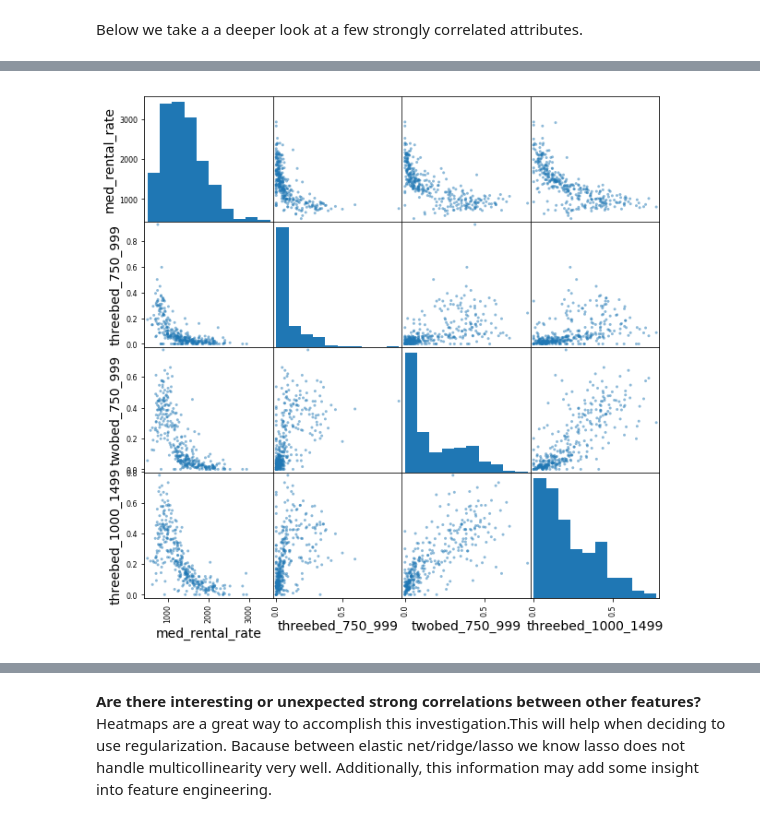
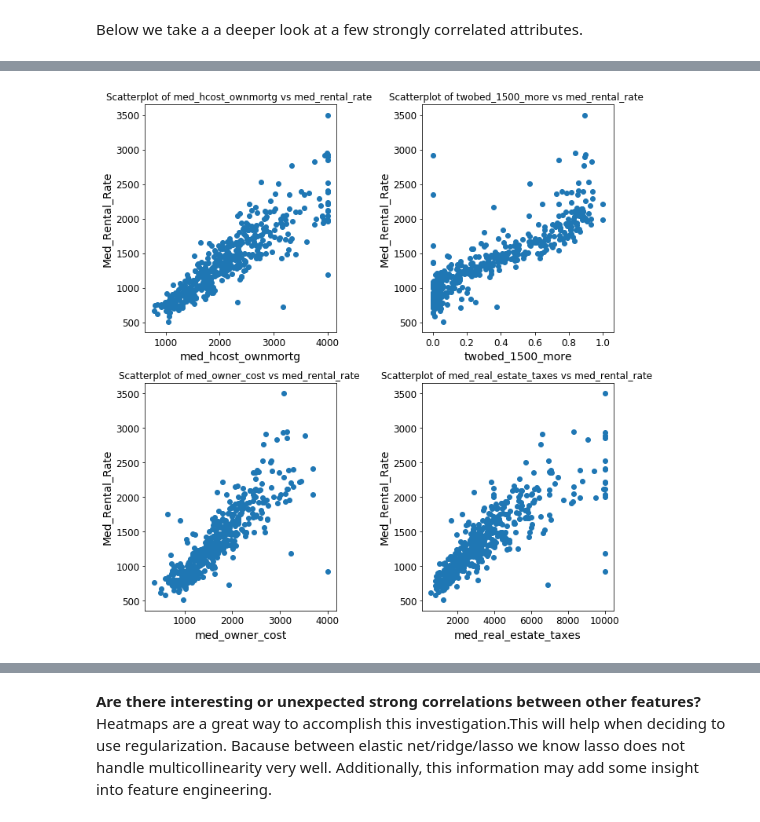
Before and after one commit to clazaro97chosen/California_Rental_Property_Project, a Jupyter notebook: California_Housing.ipynb, the cells around one changed output, grey strips where cells are left out. Cells and saved outputs as stored; diff of their text form; code cells hidden in the pictures.

```diff
--- a/California_Housing.ipynb
+++ b/California_Housing.ipynb
@@ -442,5 +429,11 @@ plt.show()
-# %%
-scatter_matrix(housing[corr_target.index[[0,35,36,37]] ] ,figsize = (10,10))
-plt.show()
-# %% [output]
-[figure, removed]
+# %%
+figure(figsize = (10,10))
+for i,col in  enumerate(corr_target[1:5].index):
+    plt.subplot(2,2,i+1)
+    plt.scatter(housing[col],housing['med_rental_rate'])
+    plt.title('Scatterplot of ' + col.lower()+ ' vs med_rental_rate ')
+    plt.ylabel('Med_Rental_Rate')
+    plt.xlabel(col)
+    plt.tight_layout()
+# %% [output]
+[figure, added]
```
Also changed, not shown: parts of 23 cells of this notebook.
